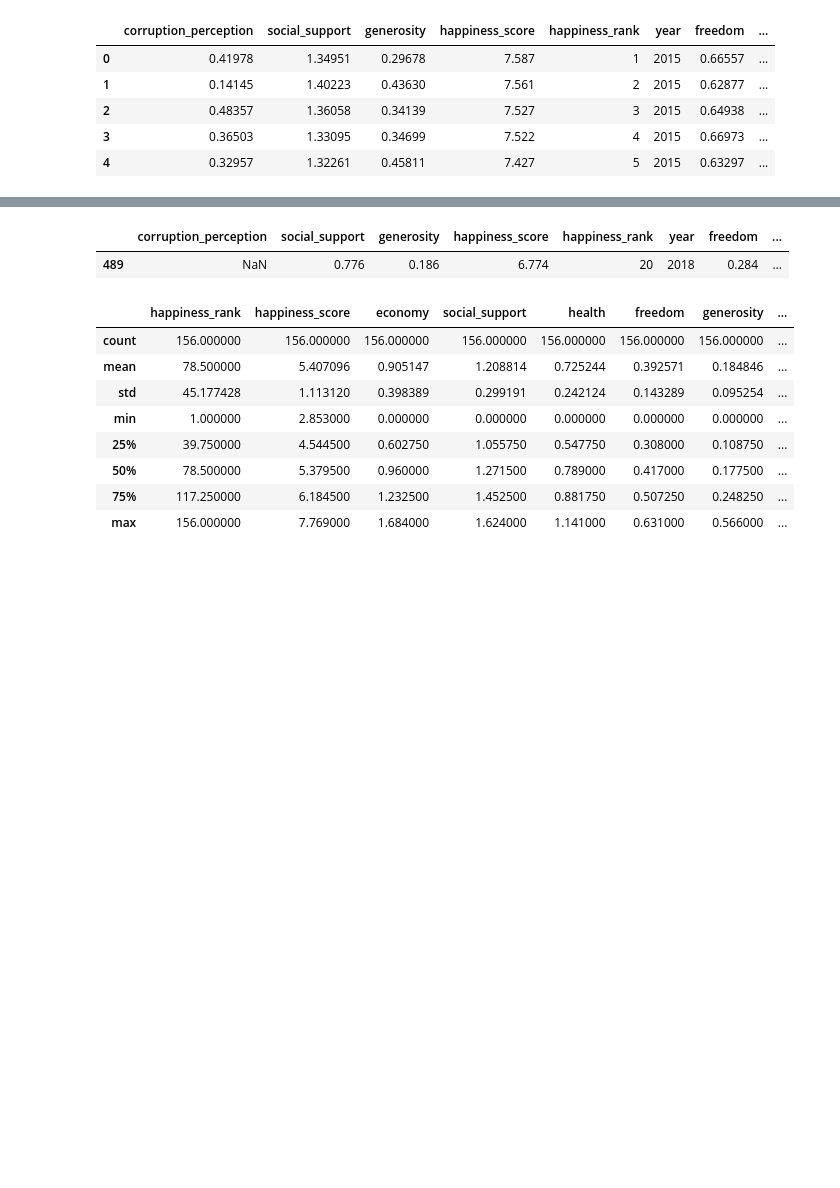
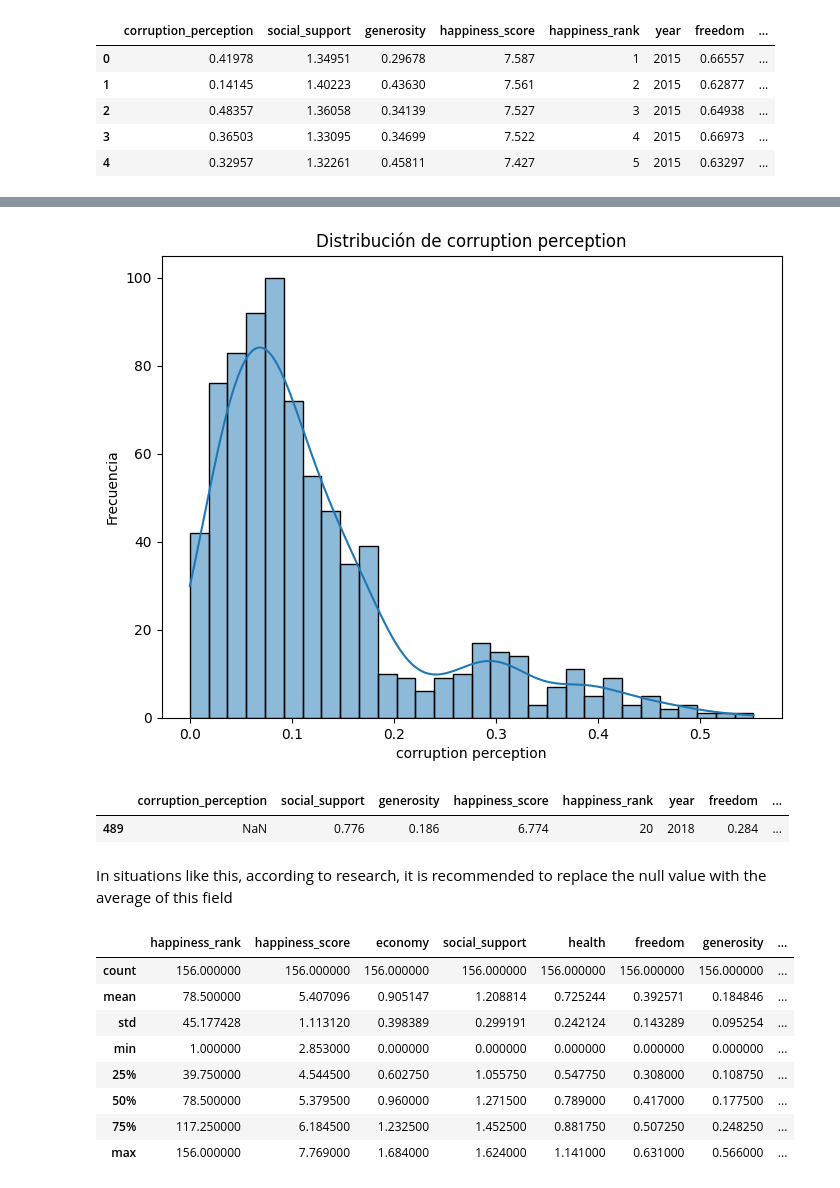
Before and after one commit to juank218/workshop3__ETL, a Jupyter notebook: notebooks/EDA.ipynb, the cells around one changed output, grey strips where cells are left out. Drawn from its saved outputs; the diff is of its cells as text; code cells hidden in the pictures; blank space fills up the shorter version.

```diff
--- a/notebooks/EDA.ipynb
+++ b/notebooks/EDA.ipynb
@@ -426,8 +454,20 @@ merged_df.info
+# %%
+# Distribución de la variable objetivo "Happiness Score"
+plt.figure(figsize=(8, 6))
+sns.histplot(merged_df["corruption_perception"], bins=30, kde=True)
+plt.title("Distribución de corruption perception")
+plt.xlabel("corruption perception")
+plt.ylabel("Frecuencia")
+plt.show()
+# %% [output]
+[figure, added]
 # %%
 merged_df[merged_df['corruption_perception'].isna()]
 # %% [output]
 |  | corruption_perception | social_support | generosity | happiness_score | happiness_rank | year | freedom | ... |
 | 489 | NaN | 0.776 | 0.186 | 6.774 | 20 | 2018 | 0.284 | ... |
+# %% [markdown]
+In situations like this, according to research, it is recommended to replace the null value with the average of this field
 # %%
 df.describe()
 # %% [output]
```
Also changed, not shown: parts of 20 cells of this notebook, 1 other file.
